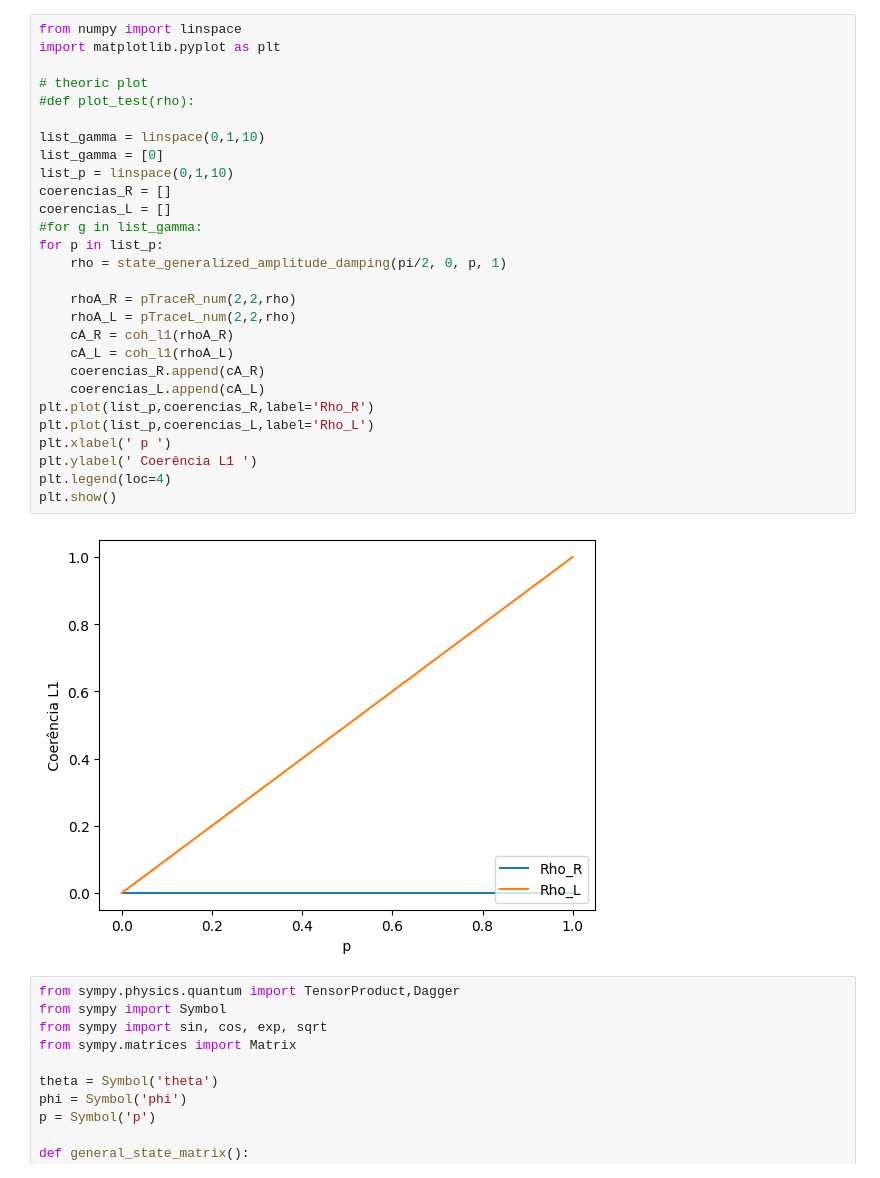
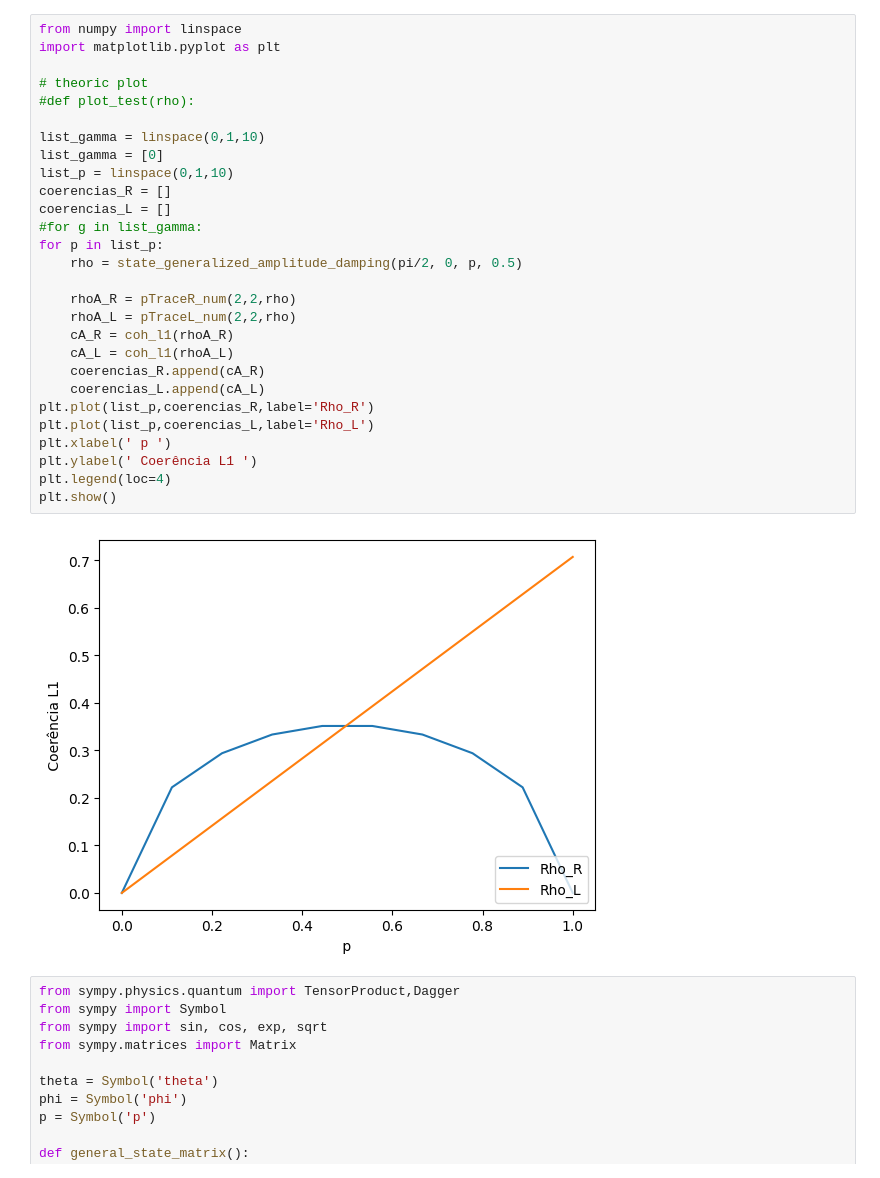
Before and after one commit to SchultzVV/Runtime-qiskit, a Jupyter notebook: theoric/GAD.ipynb, the cells around one changed output. Saved outputs shown, nothing was run; the diff lists cells and outputs as text.

```diff
--- a/theoric/GAD.ipynb
+++ b/theoric/GAD.ipynb
@@ -83,33 +84,33 @@ $\displaystyle \left[\begin{matrix}0.25 & 0.176776695296637 & 0.176776695296637
 # %%
 from numpy import linspace
 import matplotlib.pyplot as plt
 
 # theoric plot
 #def plot_test(rho):
 
 list_gamma = linspace(0,1,10)
 list_gamma = [0]
 list_p = linspace(0,1,10)
 coerencias_R = []
 coerencias_L = []
 #for g in list_gamma:
 for p in list_p:
-    rho = state_generalized_amplitude_damping(pi/2, 0, p, 1)
+    rho = state_generalized_amplitude_damping(pi/2, 0, p, 0.5)
 
     rhoA_R = pTraceR_num(2,2,rho)
     rhoA_L = pTraceL_num(2,2,rho)
     cA_R = coh_l1(rhoA_R)
     cA_L = coh_l1(rhoA_L)
     coerencias_R.append(cA_R)
     coerencias_L.append(cA_L)
 plt.plot(list_p,coerencias_R,label='Rho_R')
 plt.plot(list_p,coerencias_L,label='Rho_L')
 plt.xlabel(' p ')
 plt.ylabel(' Coerência L1 ')
 plt.legend(loc=4)
 plt.show()
 # %% [output]
-[figure, old version]
+[figure, new version]
 # %%
 from sympy.physics.quantum import TensorProduct,Dagger
 from sympy import Symbol
```
Also changed, not shown: parts of 3 cells of this notebook, 17 other files.
